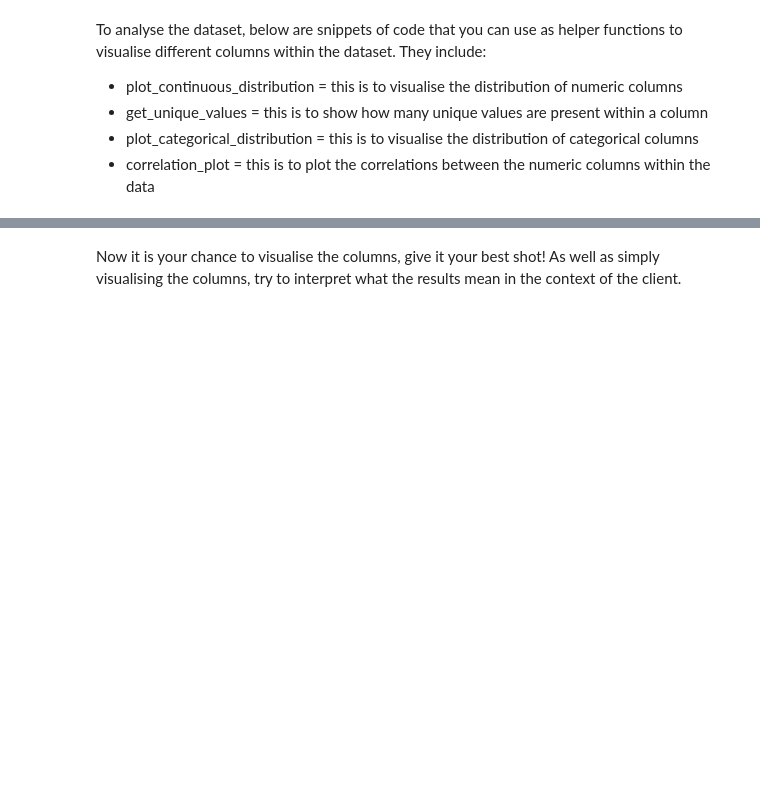
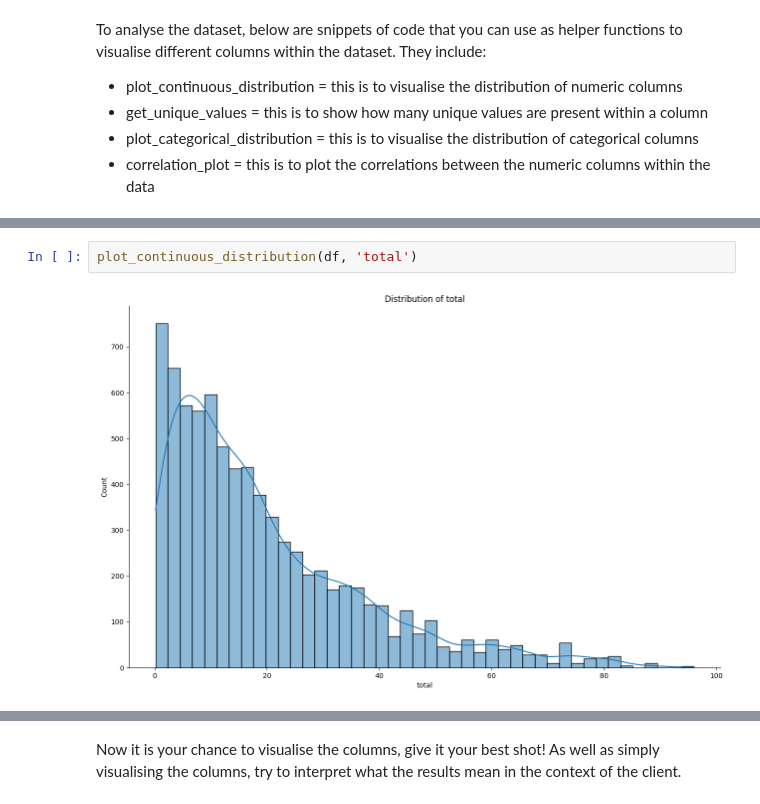
Before and after one commit to Dhru-win/cognizant, a Jupyter notebook: eda.ipynb, the cells around one changed output, grey strips where cells are left out. Saved outputs shown, nothing was run; the diff lists cells and outputs as text; blank space fills up the shorter version.

```diff
--- a/eda.ipynb
+++ b/eda.ipynb
@@ -148,0 +178,4 @@ def correlation_plot(data: pd.DataFrame = None):
+# %%
+plot_continuous_distribution(df, 'total')
+# %% [output]
+[figure, added]
```
Also changed, not shown: parts of 7 cells of this notebook.
